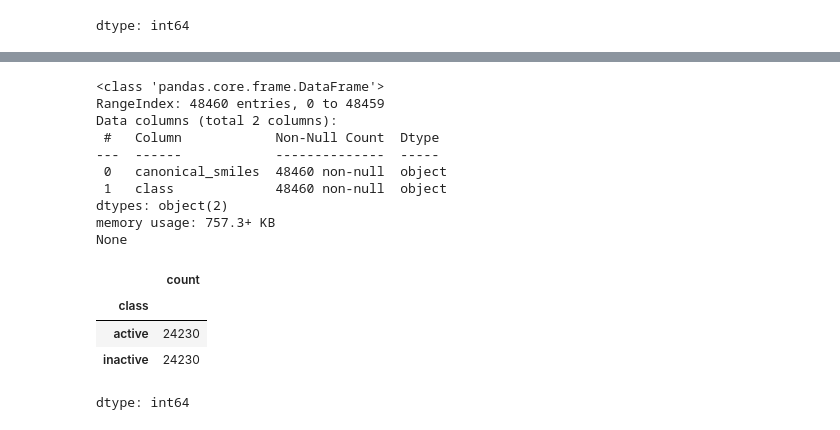
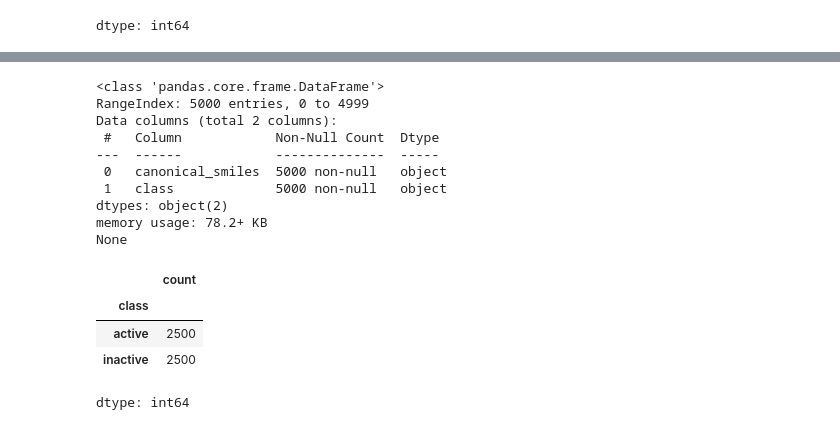
Before and after one commit to Mfys212/GNN-for-Molekul-Classifier, a Jupyter notebook: GNN_Molekul.ipynb, the cells around one changed output, grey strips where cells are left out. Cells and saved outputs as stored; diff of their text form; code cells hidden in the pictures.

```diff
--- a/GNN_Molekul.ipynb
+++ b/GNN_Molekul.ipynb
@@ -113,19 +86,30 @@ balanced_data = pd.DataFrame(oversampled_data)
+# %%
+target_data = 2500
+ros = RandomOverSampler(random_state=42)
+run = RandomUnderSampler(sampling_strategy={'active': target_data}, random_state=42)
+X_resampled, y_resampled = run.fit_resample(data[['canonical_smiles']], data['class'])
+X_resampled, y_resampled = ros.fit_resample(X_resampled, y_resampled)
+
+df_final = pd.DataFrame({
+    'canonical_smiles': X_resampled['canonical_smiles'],
+    'class': y_resampled
+})
 # %%
-print(balanced_data.info(), "\n")
-balanced_data['class'].value_counts()
+print(df_final.info(), "\n")
+df_final['class'].value_counts()
 # %% [output]
 <class 'pandas.core.frame.DataFrame'>
-RangeIndex: 48460 entries, 0 to 48459
+RangeIndex: 5000 entries, 0 to 4999
 Data columns (total 2 columns):
  #   Column            Non-Null Count  Dtype
 ---  ------            --------------  -----
- 0   canonical_smiles  48460 non-null  object
- 1   class             48460 non-null  object
+ 0   canonical_smiles  5000 non-null   object
+ 1   class             5000 non-null   object
 dtypes: object(2)
-memory usage: 757.3+ KB
+memory usage: 78.2+ KB
 None
 |  | count |
 | class |  |
-| active | 24230 |
-| inactive | 24230 |
+| active | 2500 |
+| inactive | 2500 |
 dtype: int64
```
Also changed, not shown: parts of 8 cells of this notebook.
